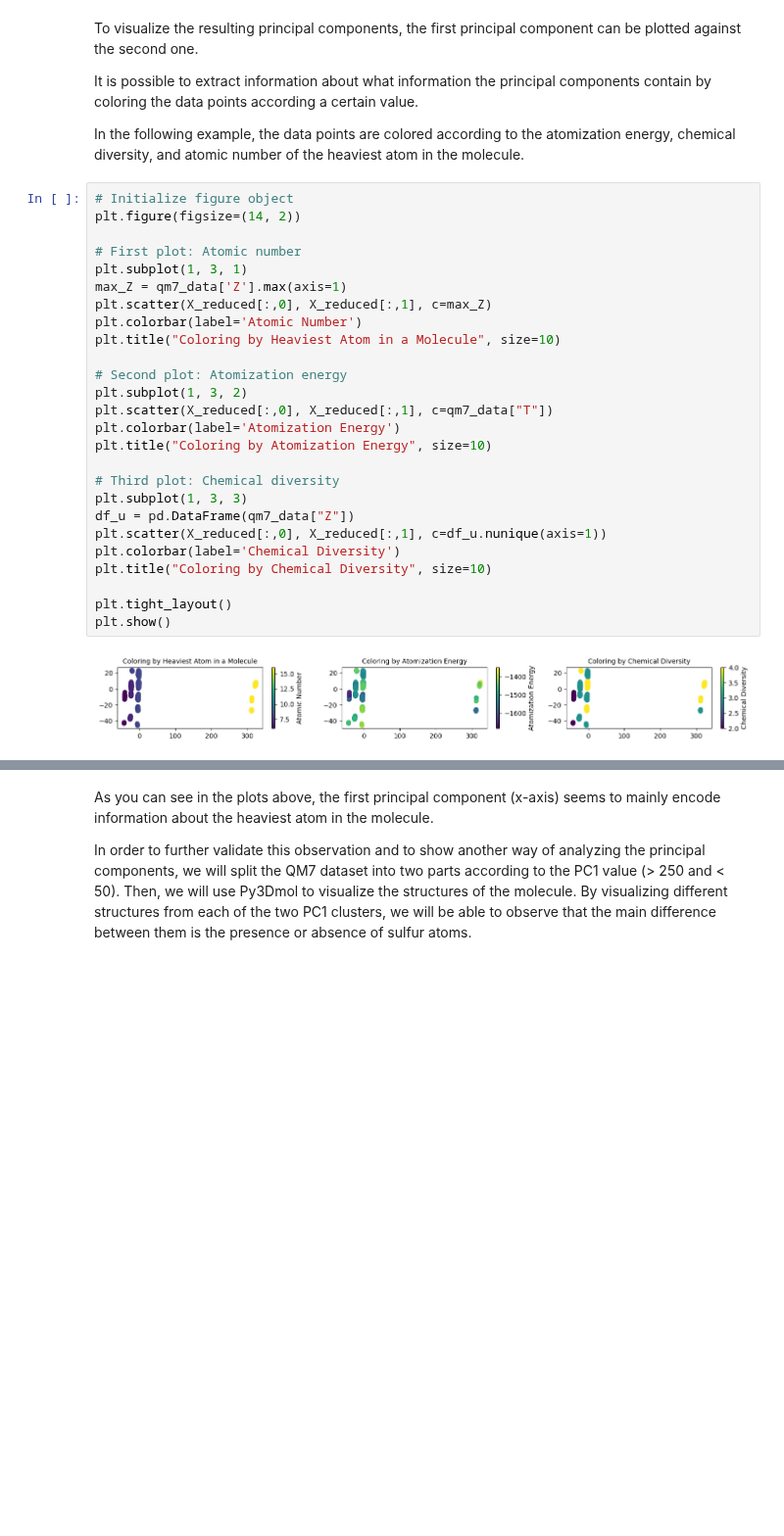
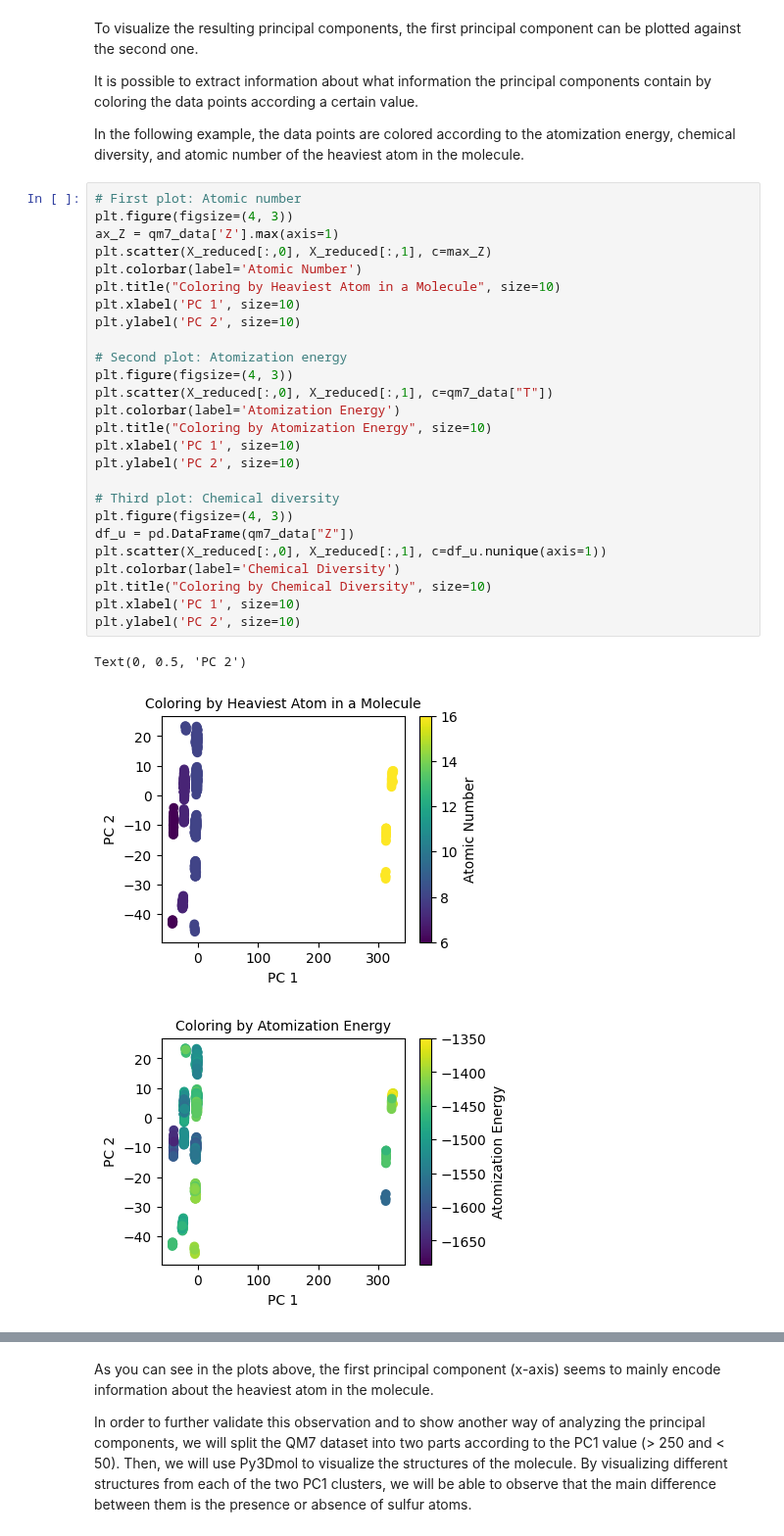
Before and after one commit to rhyan10/unsupervised-learning-molecular-systems, a Jupyter notebook: 2-Dimensionality-Reduction/Dimensionality-Reduction.ipynb, the cells around one changed output, grey strips where cells are left out. Shown at 98% size. Saved outputs shown, nothing was run; the diff lists cells and outputs as text; blank space fills up the shorter version.

Commit message:
Tuning figures to standard size for article

```diff
--- a/2-Dimensionality-Reduction/Dimensionality-Reduction.ipynb
+++ b/2-Dimensionality-Reduction/Dimensionality-Reduction.ipynb
@@ -202,30 +202,32 @@ It is possible to extract information about what information the principal compo
 
 In the following example, the data points are colored according to the atomization energy, chemical diversity, and atomic number of the heaviest atom in the molecule.
 # %%
-# Initialize figure object
-plt.figure(figsize=(14, 2))
-
 # First plot: Atomic number
-plt.subplot(1, 3, 1)
-max_Z = qm7_data['Z'].max(axis=1)
+plt.figure(figsize=(4, 3))
+ax_Z = qm7_data['Z'].max(axis=1)
 plt.scatter(X_reduced[:,0], X_reduced[:,1], c=max_Z)
 plt.colorbar(label='Atomic Number')
 plt.title("Coloring by Heaviest Atom in a Molecule", size=10)
+plt.xlabel('PC 1', size=10)
+plt.ylabel('PC 2', size=10)
 
 # Second plot: Atomization energy
-plt.subplot(1, 3, 2)
+plt.figure(figsize=(4, 3))
 plt.scatter(X_reduced[:,0], X_reduced[:,1], c=qm7_data["T"])
 plt.colorbar(label='Atomization Energy')
 plt.title("Coloring by Atomization Energy", size=10)
+plt.xlabel('PC 1', size=10)
+plt.ylabel('PC 2', size=10)
 
 # Third plot: Chemical diversity
-plt.subplot(1, 3, 3)
+plt.figure(figsize=(4, 3))
 df_u = pd.DataFrame(qm7_data["Z"])
 plt.scatter(X_reduced[:,0], X_reduced[:,1], c=df_u.nunique(axis=1))
 plt.colorbar(label='Chemical Diversity')
 plt.title("Coloring by Chemical Diversity", size=10)
-
-plt.tight_layout()
-plt.show()
+plt.xlabel('PC 1', size=10)
+plt.ylabel('PC 2', size=10)
 # %% [output]
+Text(0, 0.5, 'PC 2')
-[figure, old version]
+[figure, new version]
+[figure, added]
```
Also changed, not shown: parts of 4 cells of this notebook, 1 other file.
